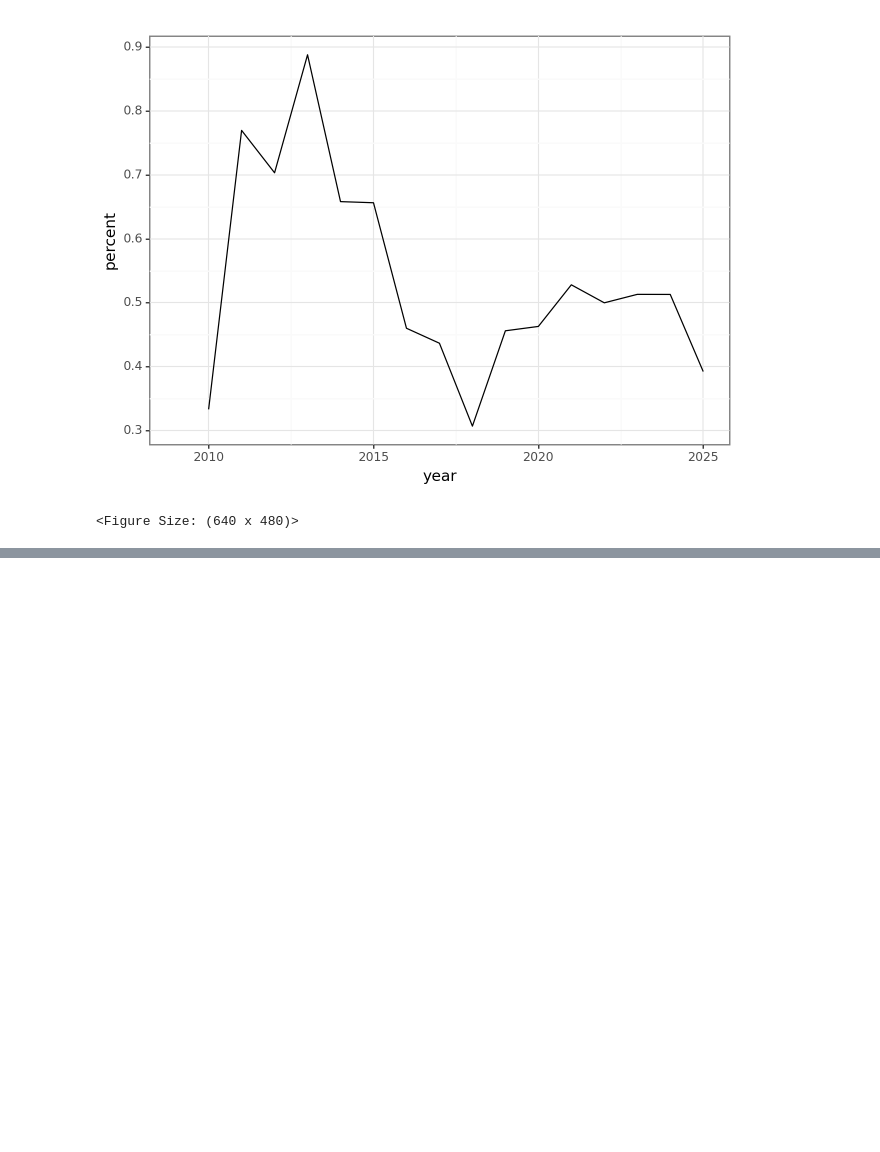
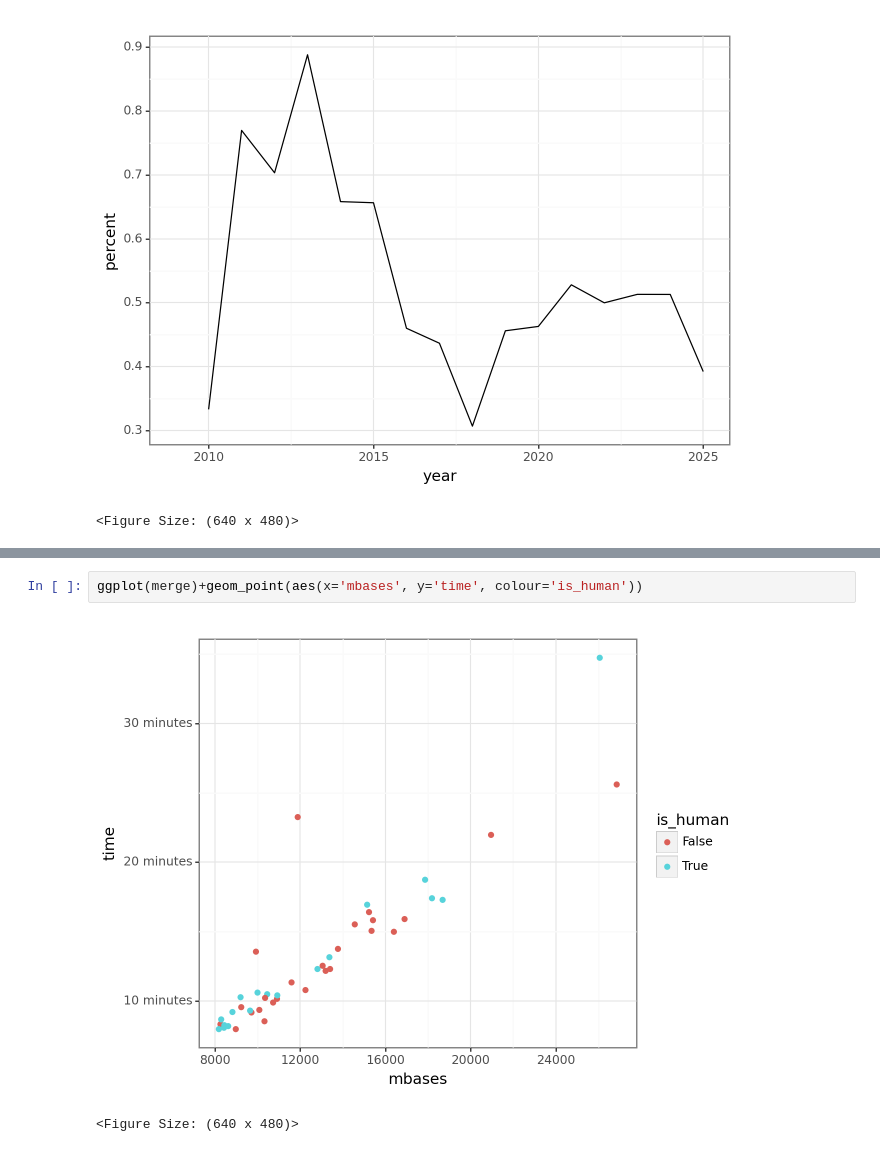
Before and after one commit to timbalam/singlem-sra-processing, a Jupyter notebook: cloud/argo/job_running_analysis.ipynb, the cells around one changed output, grey strips where cells are left out. Cells and saved outputs as stored; diff of their text form; blank space fills up the shorter version.

```diff
--- a/cloud/argo/job_running_analysis.ipynb
+++ b/cloud/argo/job_running_analysis.ipynb
@@ -361,0 +462,5 @@ shape: (2, 2)
+# %%
+ggplot(merge)+geom_point(aes(x='mbases', y='time', colour='is_human'))
+# %% [output]
+[figure, added]
+<Figure Size: (640 x 480)>
```
Also changed, not shown: parts of 15 cells of this notebook, 5 other files.
